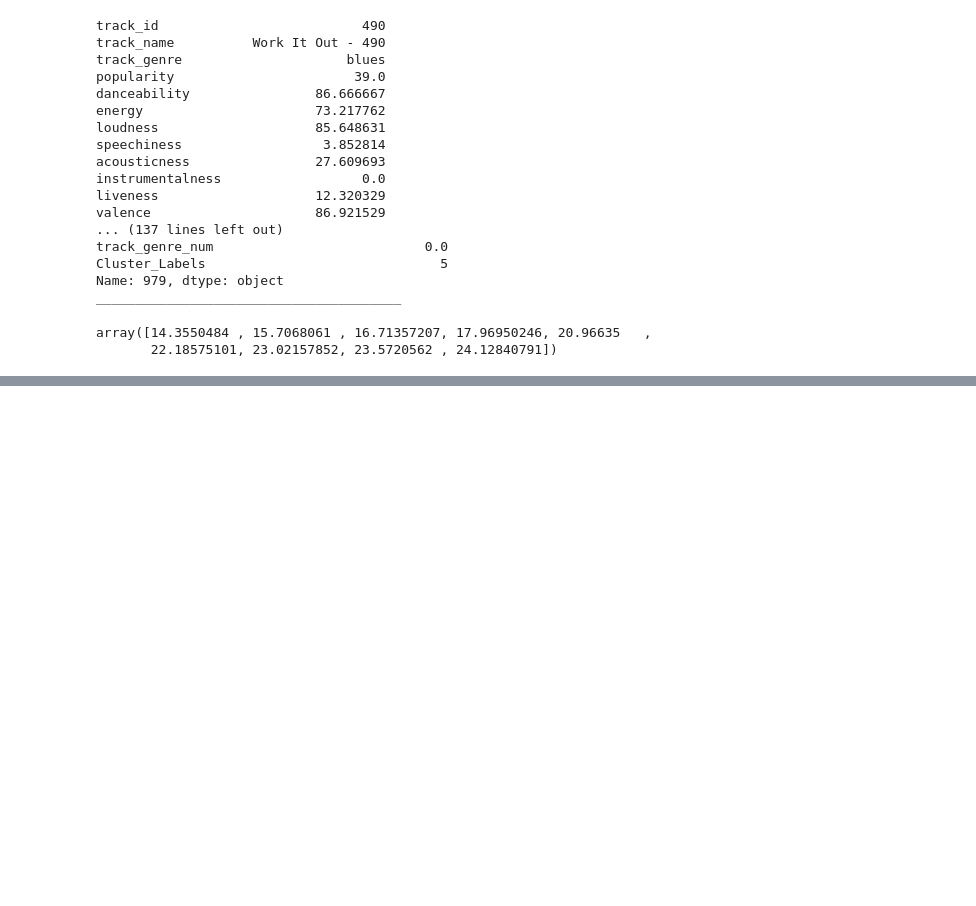
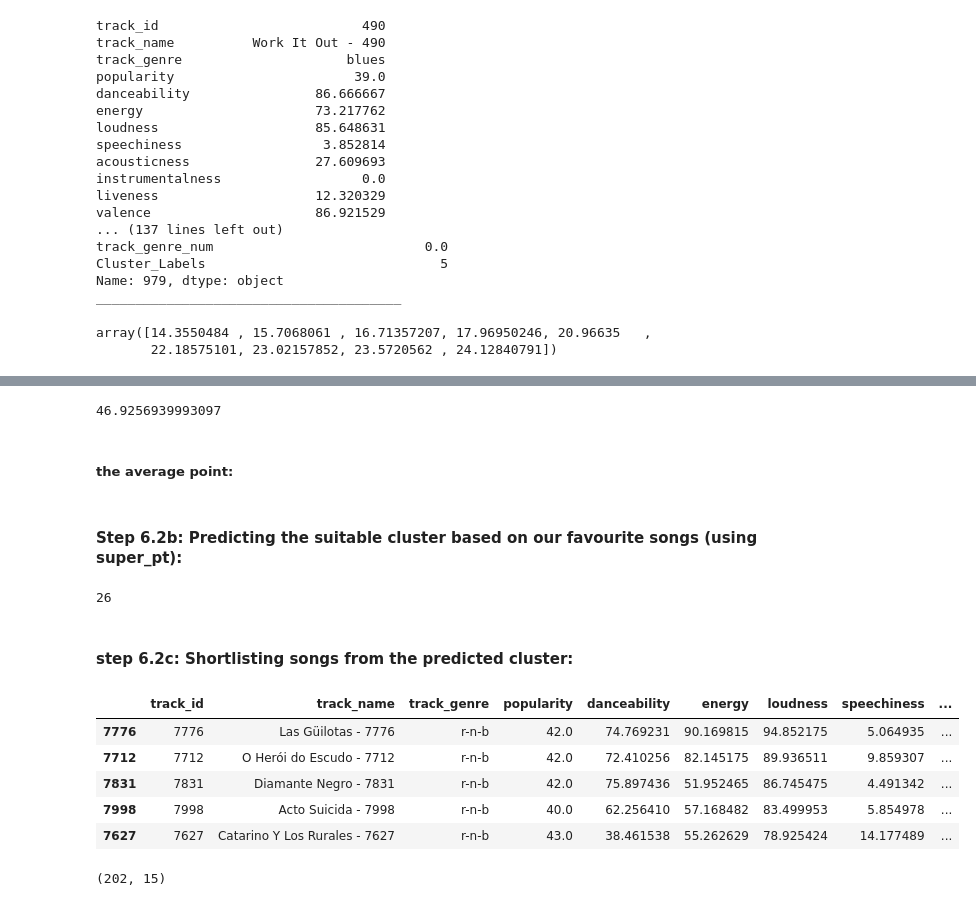
Before and after one commit to Akash-1gif/spotify_music_recommendation_system, a Jupyter notebook: songs_recommendation3.ipynb, the cells around one changed output, grey strips where cells are left out. Cells and saved outputs as stored; diff of their text form; code cells hidden in the pictures; blank space fills up the shorter version.

```diff
--- a/songs_recommendation3.ipynb
+++ b/songs_recommendation3.ipynb
@@ -206,0 +273,34 @@ array([14.3550484 , 15.7068061 , 16.71357207, 17.96950246, 20.96635   ,
+# %%
+temp=super_point['tempo'].mean()
+temp
+# %% [output]
+46.9256939993097
+# %%
+gen=77.777778 # calculated mode
+# %% [markdown]
+##### the average point:
+# %%
+super_pt=[pop,dan,ene,loud,speech,aco,ins,live,val,temp,gen]
+# %% [markdown]
+#### Step 6.2b: Predicting the suitable cluster based on our favourite songs (using super_pt):
+# %%
+predicted_class=rfc.predict([super_pt])[0]
+predicted_class
+# %% [output]
+26
+# %% [markdown]
+#### step 6.2c: Shortlisting songs from the predicted cluster:
+# %%
+df_class=df_train[df_train['Cluster_Labels']==predicted_class]
+df_class.head()
+# %% [output]
+|  | track_id | track_name | track_genre | popularity | danceability | energy | loudness | speechiness | ... |
+| 7776 | 7776 | Las Güilotas - 7776 | r-n-b | 42.0 | 74.769231 | 90.169815 | 94.852175 | 5.064935 | ... |
+| 7712 | 7712 | O Herói do Escudo - 7712 | r-n-b | 42.0 | 72.410256 | 82.145175 | 89.936511 | 9.859307 | ... |
+| 7831 | 7831 | Diamante Negro - 7831 | r-n-b | 42.0 | 75.897436 | 51.952465 | 86.745475 | 4.491342 | ... |
+| 7998 | 7998 | Acto Suicida - 7998 | r-n-b | 40.0 | 62.256410 | 57.168482 | 83.499953 | 5.854978 | ... |
+| 7627 | 7627 | Catarino Y Los Rurales - 7627 | r-n-b | 43.0 | 38.461538 | 55.262629 | 78.925424 | 14.177489 | ... |
+# %%
+df_class.shape
+# %% [output]
+(202, 15)
```
Also changed, not shown: parts of 29 cells of this notebook, 1 other file.
